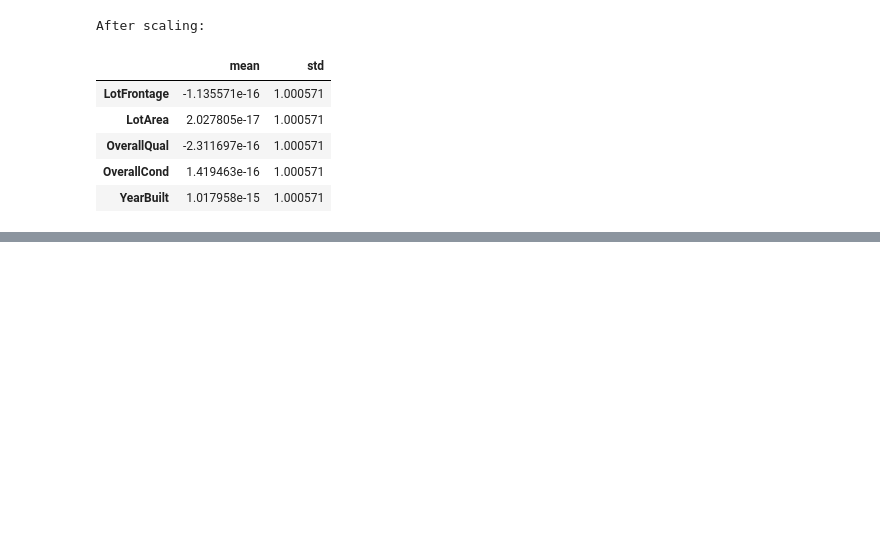
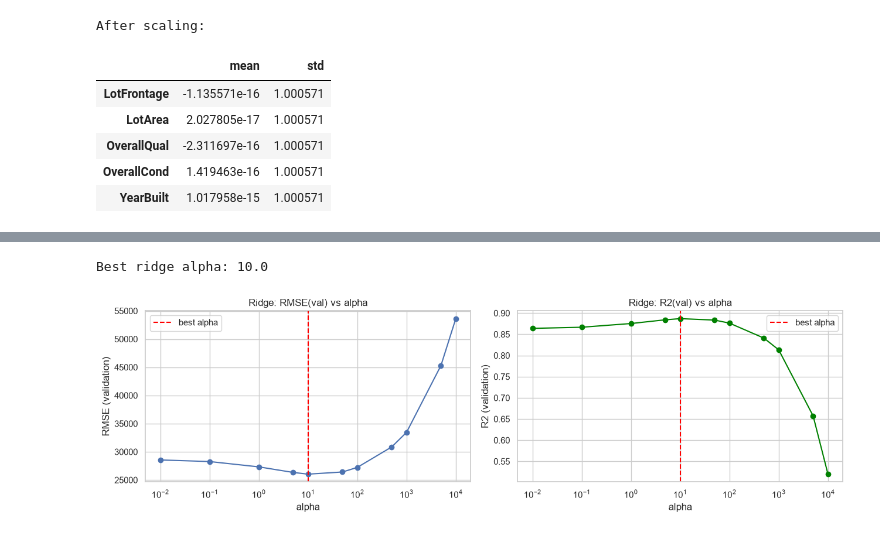
Before and after one commit to anuri-el/Machine-Learning-Technologies, a Jupyter notebook: lab-2.ipynb, the cells around one changed output, grey strips where cells are left out. Cells and saved outputs as stored; diff of their text form; code cells hidden in the pictures; blank space fills up the shorter version.

Commit message:
add regression models

```diff
--- a/lab-2.ipynb
+++ b/lab-2.ipynb
@@ -293,0 +324,16 @@ After scaling:
+# %%
+ridge_alphas = [0.01, 0.1, 1, 5, 10, 50, 100, 500, 1000, 5000, 10000]
+
+ridge_results = []
+ridge_models = {}
+for a in ridge_alphas:
+    model = Ridge(alpha=a, random_state=RANDOM_STATE)
+    model.fit(X_train_final, y_train_final)
+    ridge_models[a] = model
+    y_val_pred = model.predict(X_val_final)
+    m = regression_metrics(y_val_final, y_val_pred)
+    m['alpha'] = a
+    ridge_results.append(m)
+
+ridge_results_df = pd.DataFrame(ridge_results)[['alpha', 'MAE', 'MSE', 'RMSE', 'R2']]
+ridge_results_df
@@ -293,0 +353,27 @@ After scaling:
+# %%
+best_ridge_alpha = ridge_results_df.loc[ridge_results_df['RMSE'].idxmin(), 'alpha']
+ridge_best = ridge_models[best_ridge_alpha]
+
+print('Best ridge alpha:', best_ridge_alpha)
+# %% [output]
+Best ridge alpha: 10.0
+# %%
+fig, axes = plt.subplots(1, 2, figsize=(13, 4))
+axes[0].plot(ridge_results_df['alpha'], ridge_results_df['RMSE'], marker='o')
+axes[0].set_xscale('log')
+axes[0].axvline(best_ridge_alpha, color='red', linestyle='--', label='best alpha')
+axes[0].set_xlabel('alpha')
+axes[0].set_ylabel('RMSE (validation)')
+axes[0].set_title('Ridge: RMSE(val) vs alpha')
+axes[0].legend()
+
+axes[1].plot(ridge_results_df['alpha'], ridge_results_df['R2'], marker='o', color='green')
+axes[1].set_xscale('log')
+axes[1].axvline(best_ridge_alpha, color='red', linestyle='--', label='best alpha')
+axes[1].set_xlabel('alpha')
+axes[1].set_ylabel('R2 (validation)')
+axes[1].set_title('Ridge: R2(val) vs alpha')
+axes[1].legend()
+plt.tight_layout()
+# %% [output]
+[figure, added]
```
Also changed, not shown: parts of 11 cells of this notebook, 1 other file.
